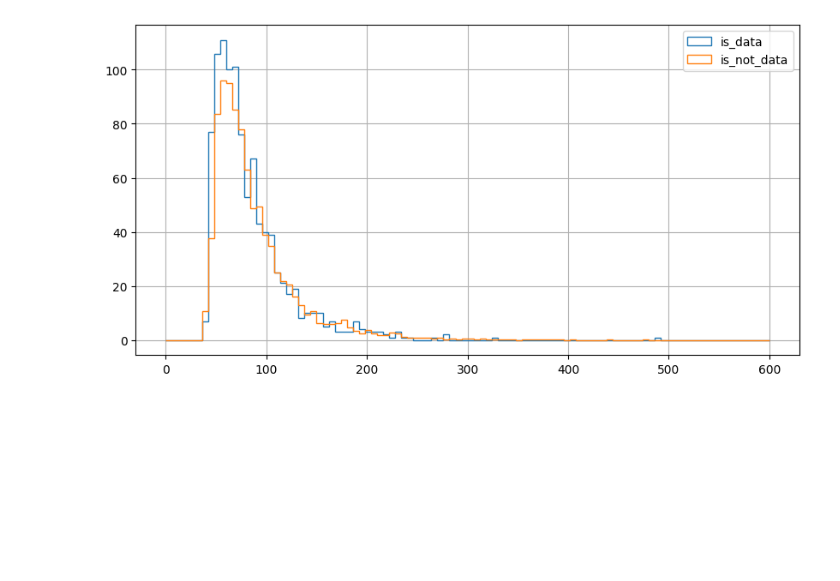
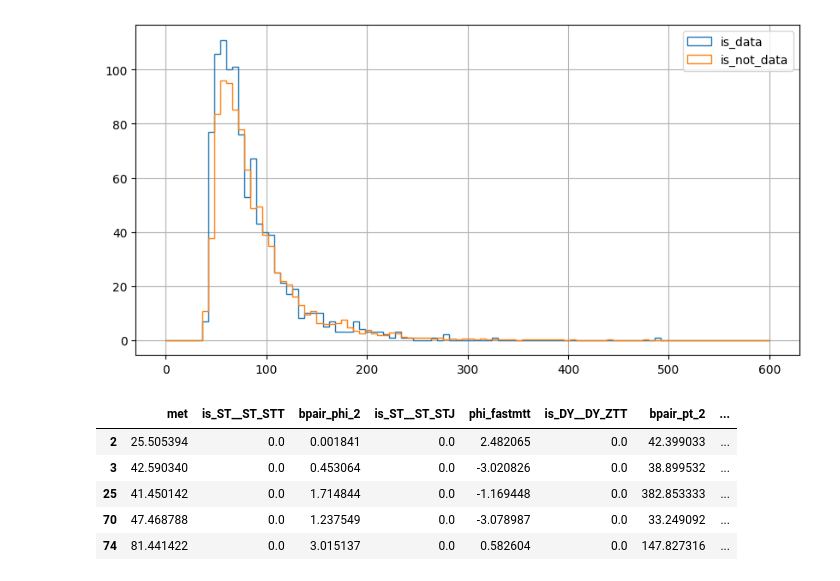
Before and after one commit to KIT-CMS/smhtt_ul, a Jupyter notebook: datasets-test.ipynb, the cells around one changed output. Saved outputs shown, nothing was run; the diff lists cells and outputs as text; code cells hidden in the pictures; blank space fills up the shorter version.

```diff
--- a/datasets-test.ipynb
+++ b/datasets-test.ipynb
@@ -48,0 +36,3 @@ df.head()
+# %%
+pd.set_option('display.max_columns', None)
+df.head()
@@ -56,3 +57,15 @@ ax.legend()
 # %% [output]
 <matplotlib.legend.Legend at 0x...>
 [figure]
+# %%
+df = pd.read_feather("/work/sdaigler/smhtt_ul/training_datasets_tt/filtered/tt_2018_DY_DY-ZJ.feather")
+# %%
+pd.set_option('display.max_columns', None)
+df.head()
+# %% [output]
+|  | met | is_ST__ST_STT | bpair_phi_2 | is_ST__ST_STJ | phi_fastmtt | is_DY__DY_ZTT | bpair_pt_2 | ... |
+| 2 | 25.505394 | 0.0 | 0.001841 | 0.0 | 2.482065 | 0.0 | 42.399033 | ... |
+| 3 | 42.590340 | 0.0 | 0.453064 | 0.0 | -3.020826 | 0.0 | 38.899532 | ... |
+| 25 | 41.450142 | 0.0 | 1.714844 | 0.0 | -1.169448 | 0.0 | 382.853333 | ... |
+| 70 | 47.468788 | 0.0 | 1.237549 | 0.0 | -3.078987 | 0.0 | 33.249092 | ... |
+| 74 | 81.441422 | 0.0 | 3.015137 | 0.0 | 0.582604 | 0.0 | 147.827316 | ... |
```
Also changed, not shown: parts of 3 cells of this notebook, 9 other files.
